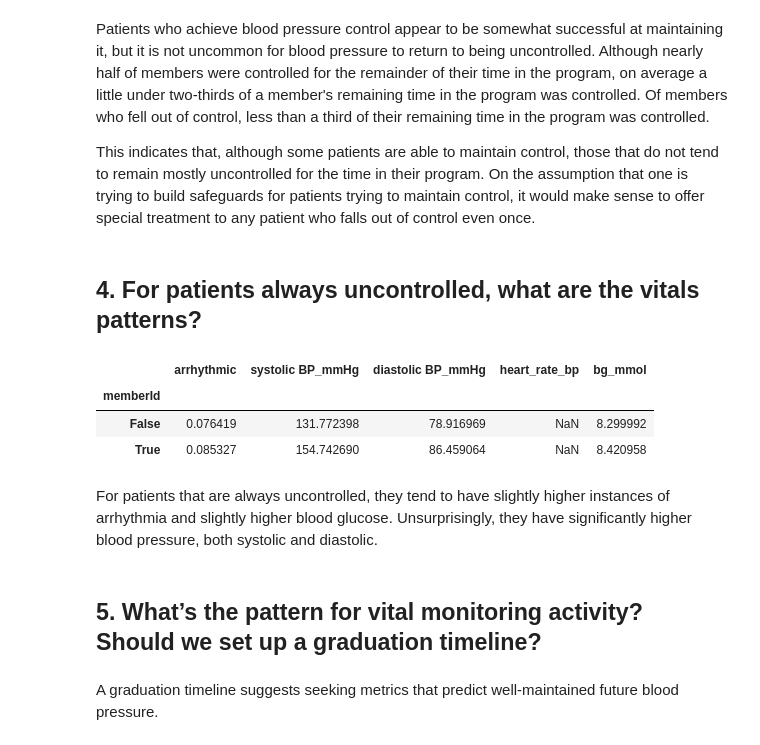
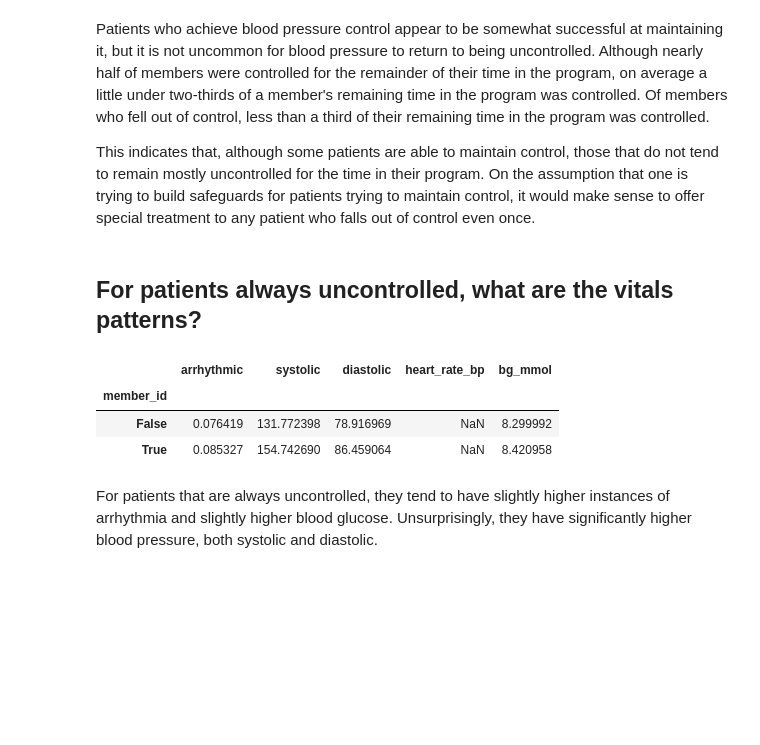
Before and after one commit to MatthewChatham/ihealthlabs, a Jupyter notebook: analysis.ipynb, the cells around one changed output. Saved outputs shown, nothing was run; the diff lists cells and outputs as text; code cells hidden in the pictures; blank space fills up the shorter version.

```diff
--- a/analysis.ipynb
+++ b/analysis.ipynb
@@ -182,3 +228,0 @@ I'm not able to exactly replicate the calculated monthly average in the SBP data
-# %%
-sbp.set_index(['memberId', 'month'], inplace=True)
-sbp.head()
@@ -256,4 +279,5 @@ The rather unwieldy plot above shows the time series for each member. We will do
 # %%
 # Find first controlled month for each member uncontrolled at baseline
-first_controlled = sbp[~sbp.ctrl_bl & sbp.controlled].groupby('memberId')['month'].min().rename('first_controlled')
-sbp = sbp.join(first_controlled, on='memberId')
+first_controlled = sbp[~sbp.ctrl_bl & sbp.controlled].groupby('member_id')['month'].min().rename('first_controlled')
+sbp = sbp.join(first_controlled, on='member_id')
+members = members.join(first_controlled, on='member_id')
@@ -364,3 +360,7 @@ members = members.join((member_mean == 1).rename('maintained'))
 member_mean[member_mean < 1].mean()
 # %% [output]
 0.31441798941798943
+# %%
+sbp['months_since_control'] = np.nan
+mask = sbp.first_controlled.notnull() & ~sbp.ctrl_bl
+sbp.loc[mask, 'months_since_control'] = sbp.loc[mask].month.dt.to_period('m').astype(int) - sbp.loc[mask].first_controlled.dt.to_period('m').astype(int)
@@ -369,21 +373,17 @@ Patients who achieve blood pressure control appear to be somewhat successful at
 
 This indicates that, although some patients are able to maintain control, those that do not tend to remain mostly uncontrolled for the time in their program. On the assumption that one is trying to build safeguards for patients trying to maintain control, it would make sense to offer special treatment to any patient who falls out of control even once.
 # %% [markdown]
-## 4. For patients always uncontrolled, what are the vitals patterns?
+## For patients always uncontrolled, what are the vitals patterns?
 # %%
-time_controlled = sbp.groupby('memberId')['controlled'].mean()
+time_controlled = sbp.groupby('member_id')['controlled'].mean()
 always_uncontrolled = time_controlled[time_controlled == 0].index
 # %%
-vitals = ['arrhythmic', 'systolic BP_mmHg', 'diastolic BP_mmHg', 'heart_rate_bp', 'bg_mmol']
-ts.groupby(ts.memberId.isin(always_uncontrolled))[vitals].mean()
+vitals = ['arrhythmic', 'systolic', 'diastolic', 'heart_rate_bp', 'bg_mmol']
+ts.groupby(ts.member_id.isin(always_uncontrolled))[vitals].mean()
 # %% [output]
-|  | arrhythmic | systolic BP_mmHg | diastolic BP_mmHg | heart_rate_bp | bg_mmol |
-| memberId |  |  |  |  |  |
+|  | arrhythmic | systolic | diastolic | heart_rate_bp | bg_mmol |
+| member_id |  |  |  |  |  |
 | False | 0.076419 | 131.772398 | 78.916969 | NaN | 8.299992 |
 | True | 0.085327 | 154.742690 | 86.459064 | NaN | 8.420958 |
 # %% [markdown]
 For patients that are always uncontrolled, they tend to have slightly higher instances of arrhythmia and slightly higher blood glucose. Unsurprisingly, they have significantly higher blood pressure, both systolic and diastolic.
-# %% [markdown]
-## 5. What’s the pattern for vital monitoring activity? Should we set up a graduation timeline?
-# %% [markdown]
-A graduation timeline suggests seeking metrics that predict well-maintained future blood pressure.
```
Also changed, not shown: parts of 83 cells of this notebook.
